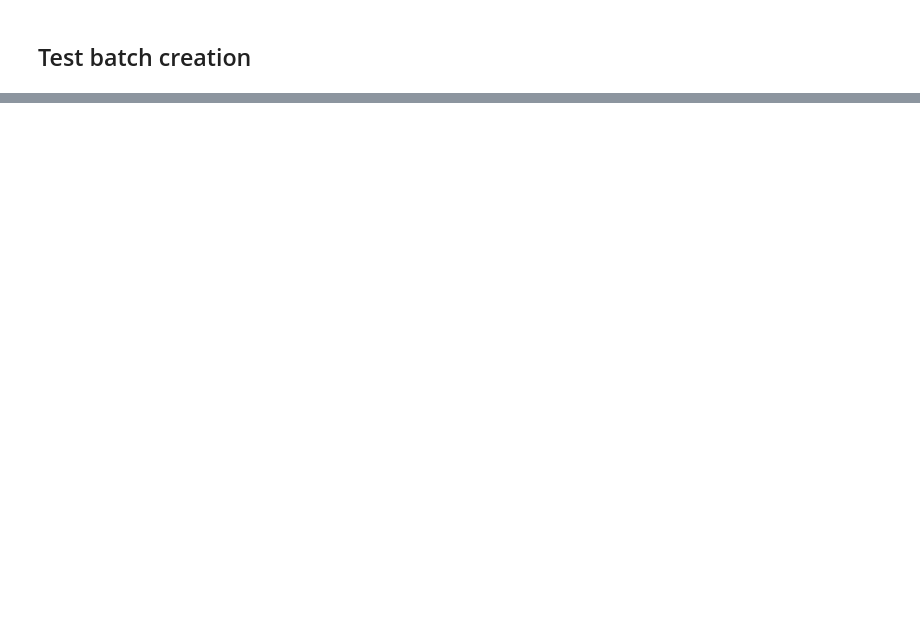
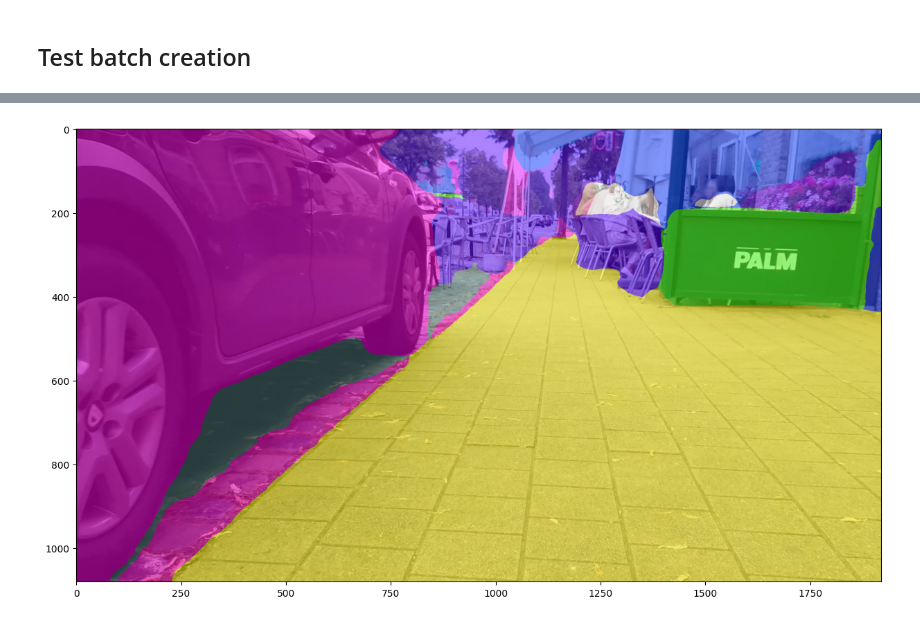
Before and after one commit to JuliaPutz/DeepLearning_group4, a Jupyter notebook: A3/testing.ipynb, the cells around one changed output, grey strips where cells are left out. Saved outputs shown, nothing was run; the diff lists cells and outputs as text; code cells hidden in the pictures; blank space fills up the shorter version.

```diff
--- a/A3/testing.ipynb
+++ b/A3/testing.ipynb
@@ -67,0 +72,2 @@ Label: flat-sidewalk
+# %%
+train_model(model, train_dataloader, test_dataloader,processor, epochs = 1)
@@ -67,0 +81,9 @@ Label: flat-sidewalk
+# %%
+batch = next(iter(test_dataloader))
+# %%
+# show new prediction for one image
+image = batch["original_images"][0]
+pred = infer_img(processor, model, image)
+show_overlay(image, pred)
+# %% [output]
+[figure, added]
```
Also changed, not shown: parts of 12 cells of this notebook.
